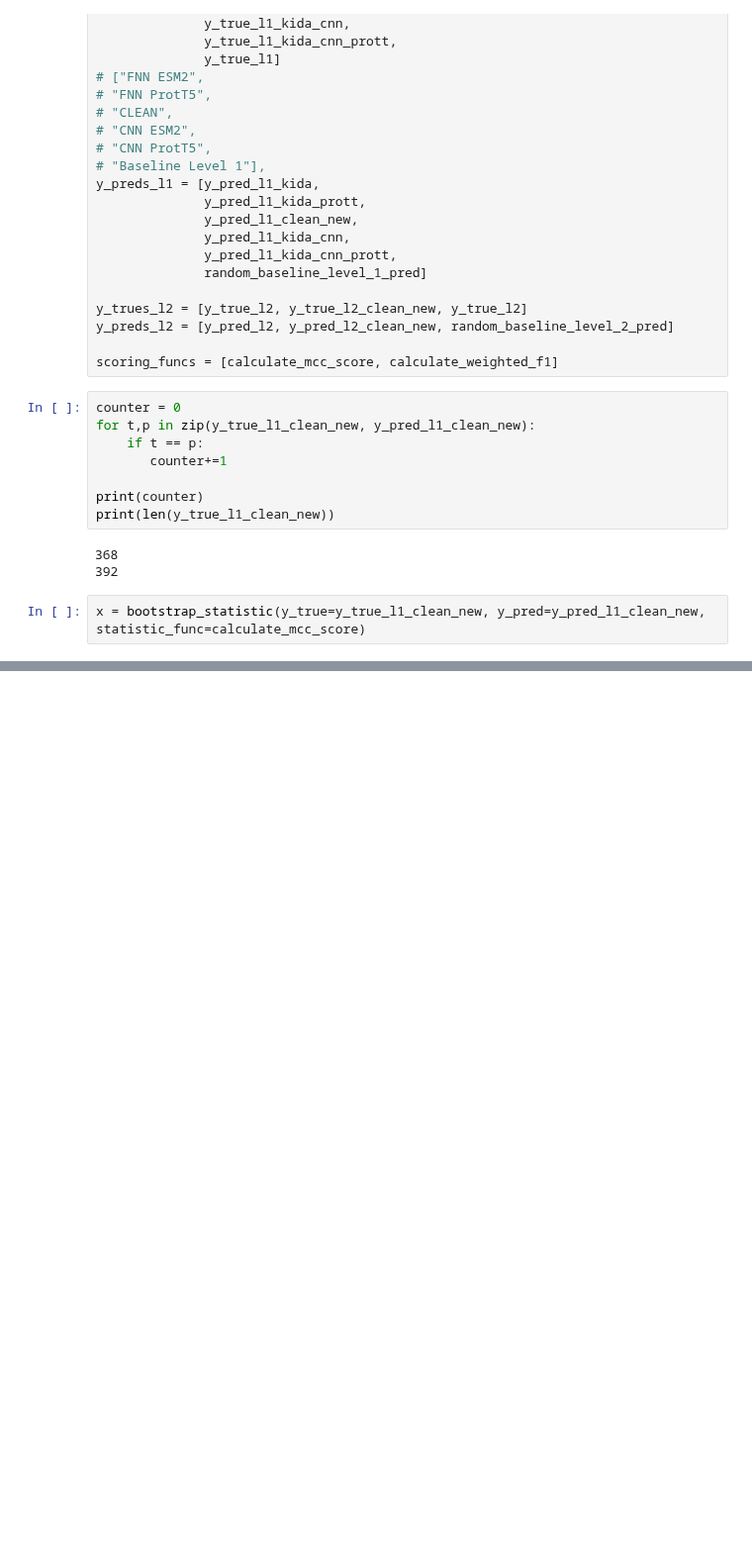
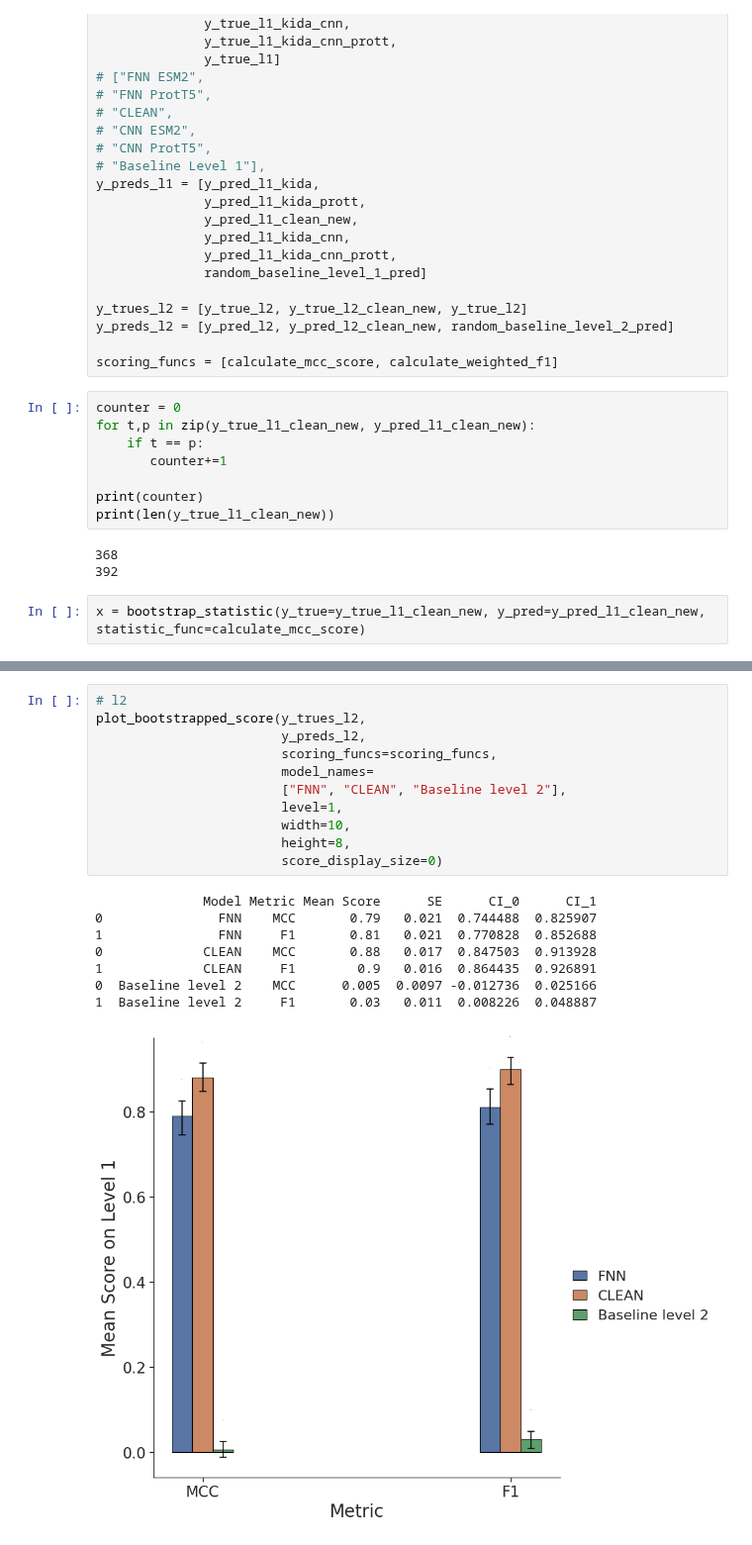
Before and after one commit to github4touchdouble/nnet-enzyme, a Jupyter notebook: tf_cnn_esm2/validate_all_results.ipynb, the cells around one changed output, grey strips where cells are left out. Shown at 99% size. Saved outputs shown, nothing was run; the diff lists cells and outputs as text; blank space fills up the shorter version.

```diff
--- a/tf_cnn_esm2/validate_all_results.ipynb
+++ b/tf_cnn_esm2/validate_all_results.ipynb
@@ -559,0 +560,20 @@ plot_bootstrapped_score(y_trues_l1,
+# %%
+# l2
+plot_bootstrapped_score(y_trues_l2,
+                        y_preds_l2,
+                        scoring_funcs=scoring_funcs,
+                        model_names=
+                        ["FNN", "CLEAN", "Baseline level 2"],
+                        level=1,
+                        width=10,
+                        height=8,
+                        score_display_size=0)
+# %% [output]
+              Model Metric Mean Score      SE      CI_0      CI_1
+0               FNN    MCC       0.79   0.021  0.744488  0.825907
+1               FNN     F1       0.81   0.021  0.770828  0.852688
+0             CLEAN    MCC       0.88   0.017  0.847503  0.913928
+1             CLEAN     F1        0.9   0.016  0.864435  0.926891
+0  Baseline level 2    MCC      0.005  0.0097 -0.012736  0.025166
+1  Baseline level 2     F1       0.03   0.011  0.008226  0.048887
+[figure, added]
```
Also changed, not shown: parts of 4 cells of this notebook, 1 other file.
